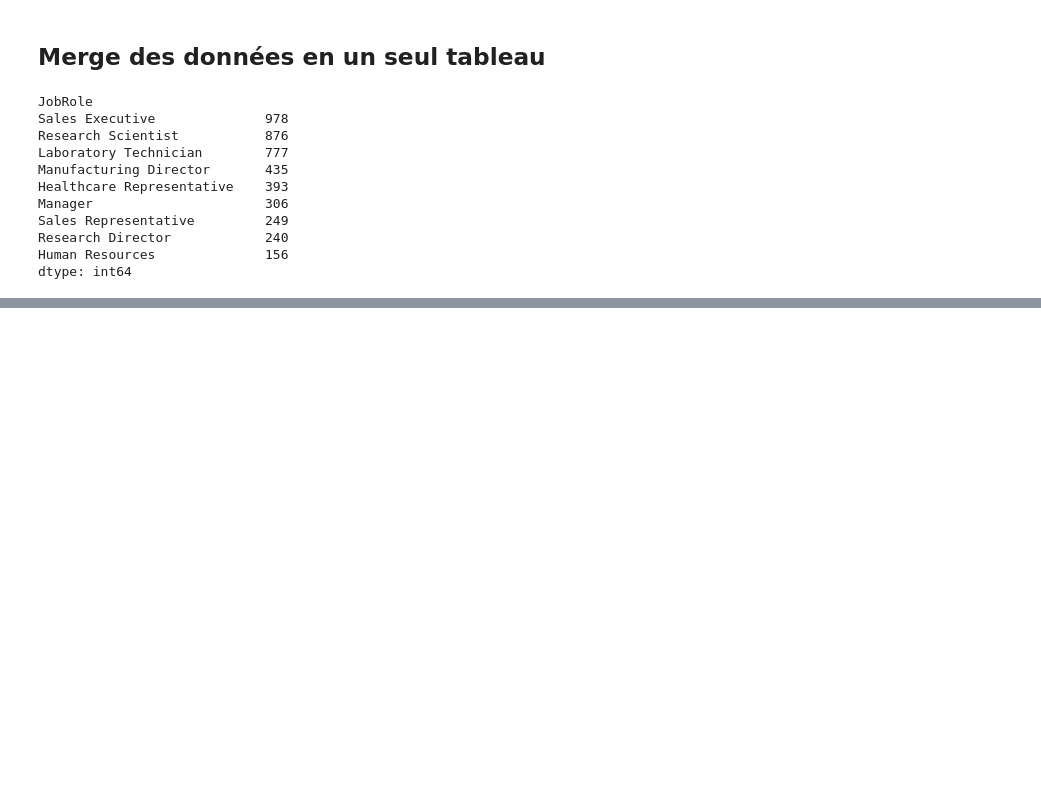
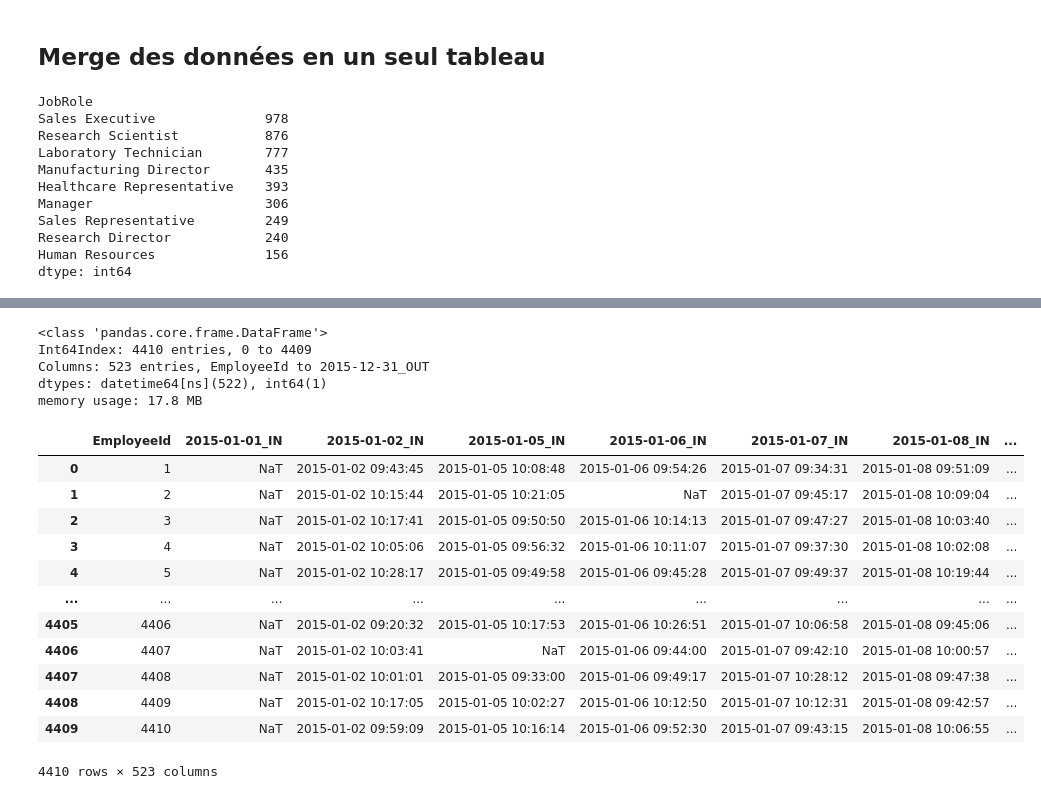
Before and after one commit to Teerath67/Projet-IA, a Jupyter notebook: projetIA.ipynb, the cells around one changed output, grey strips where cells are left out. Cells and saved outputs as stored; diff of their text form; code cells hidden in the pictures; blank space fills up the shorter version.

Commit message:
import data

```diff
--- a/projetIA.ipynb
+++ b/projetIA.ipynb
@@ -183,0 +199,26 @@ header
+# %%
+time_frame.iloc[:,1:]= time_frame.iloc[:,1:].apply(pd.to_datetime, errors='coerce')
+# %%
+time_frame.info()
+# %% [output]
+<class 'pandas.core.frame.DataFrame'>
+Int64Index: 4410 entries, 0 to 4409
+Columns: 523 entries, EmployeeId to 2015-12-31_OUT
+dtypes: datetime64[ns](522), int64(1)
+memory usage: 17.8 MB
+# %%
+time_frame
+# %% [output]
+|  | EmployeeId | 2015-01-01_IN | 2015-01-02_IN | 2015-01-05_IN | 2015-01-06_IN | 2015-01-07_IN | 2015-01-08_IN | ... |
+| 0 | 1 | NaT | 2015-01-02 09:43:45 | 2015-01-05 10:08:48 | 2015-01-06 09:54:26 | 2015-01-07 09:34:31 | 2015-01-08 09:51:09 | ... |
+| 1 | 2 | NaT | 2015-01-02 10:15:44 | 2015-01-05 10:21:05 | NaT | 2015-01-07 09:45:17 | 2015-01-08 10:09:04 | ... |
+| 2 | 3 | NaT | 2015-01-02 10:17:41 | 2015-01-05 09:50:50 | 2015-01-06 10:14:13 | 2015-01-07 09:47:27 | 2015-01-08 10:03:40 | ... |
+| 3 | 4 | NaT | 2015-01-02 10:05:06 | 2015-01-05 09:56:32 | 2015-01-06 10:11:07 | 2015-01-07 09:37:30 | 2015-01-08 10:02:08 | ... |
+| 4 | 5 | NaT | 2015-01-02 10:28:17 | 2015-01-05 09:49:58 | 2015-01-06 09:45:28 | 2015-01-07 09:49:37 | 2015-01-08 10:19:44 | ... |
+| ... | ... | ... | ... | ... | ... | ... | ... | ... |
+| 4405 | 4406 | NaT | 2015-01-02 09:20:32 | 2015-01-05 10:17:53 | 2015-01-06 10:26:51 | 2015-01-07 10:06:58 | 2015-01-08 09:45:06 | ... |
+| 4406 | 4407 | NaT | 2015-01-02 10:03:41 | NaT | 2015-01-06 09:44:00 | 2015-01-07 09:42:10 | 2015-01-08 10:00:57 | ... |
+| 4407 | 4408 | NaT | 2015-01-02 10:01:01 | 2015-01-05 09:33:00 | 2015-01-06 09:49:17 | 2015-01-07 10:28:12 | 2015-01-08 09:47:38 | ... |
+| 4408 | 4409 | NaT | 2015-01-02 10:17:05 | 2015-01-05 10:02:27 | 2015-01-06 10:12:50 | 2015-01-07 10:12:31 | 2015-01-08 09:42:57 | ... |
+| 4409 | 4410 | NaT | 2015-01-02 09:59:09 | 2015-01-05 10:16:14 | 2015-01-06 09:52:30 | 2015-01-07 09:43:15 | 2015-01-08 10:06:55 | ... |
+4410 rows × 523 columns
```
Also changed, not shown: parts of 15 cells of this notebook.
